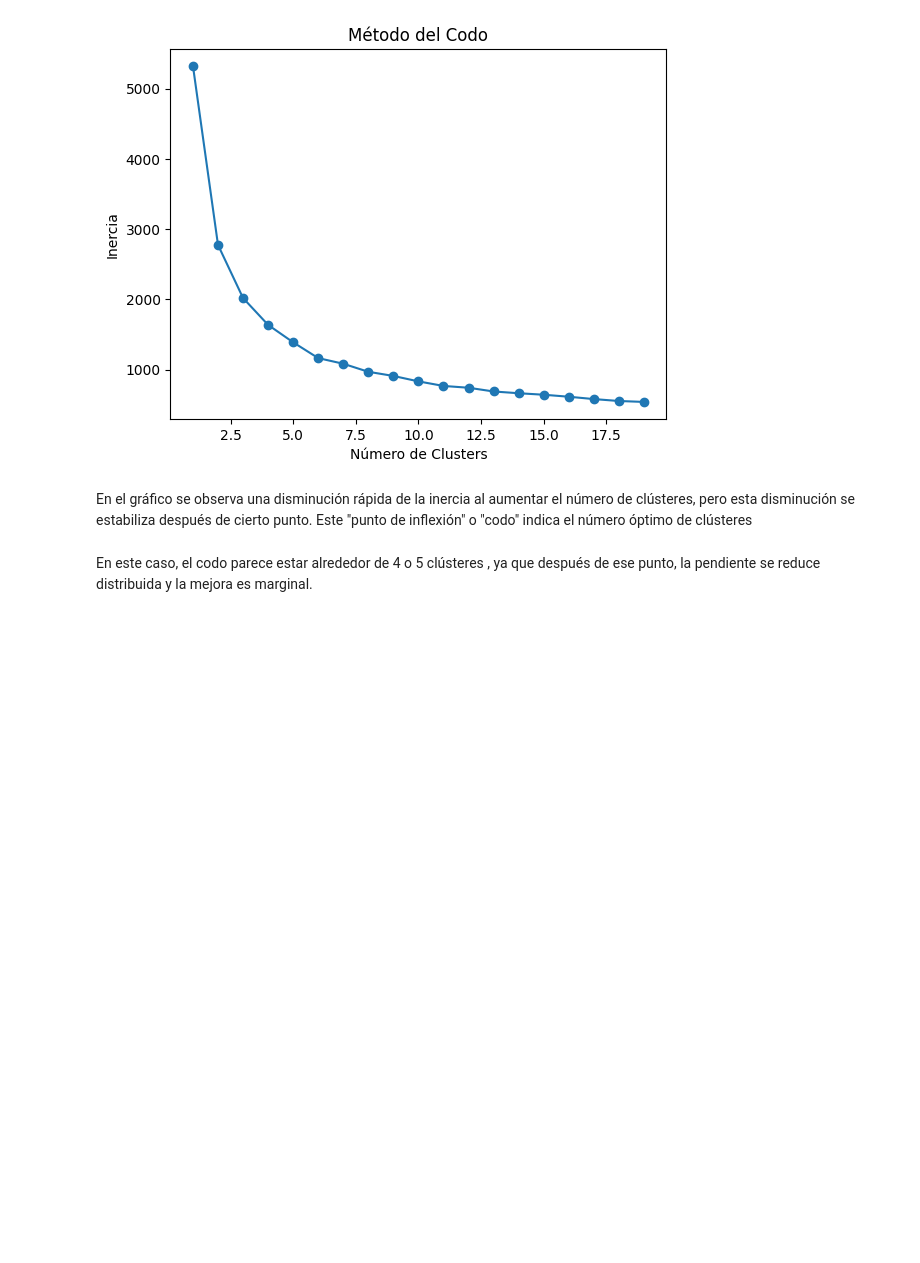
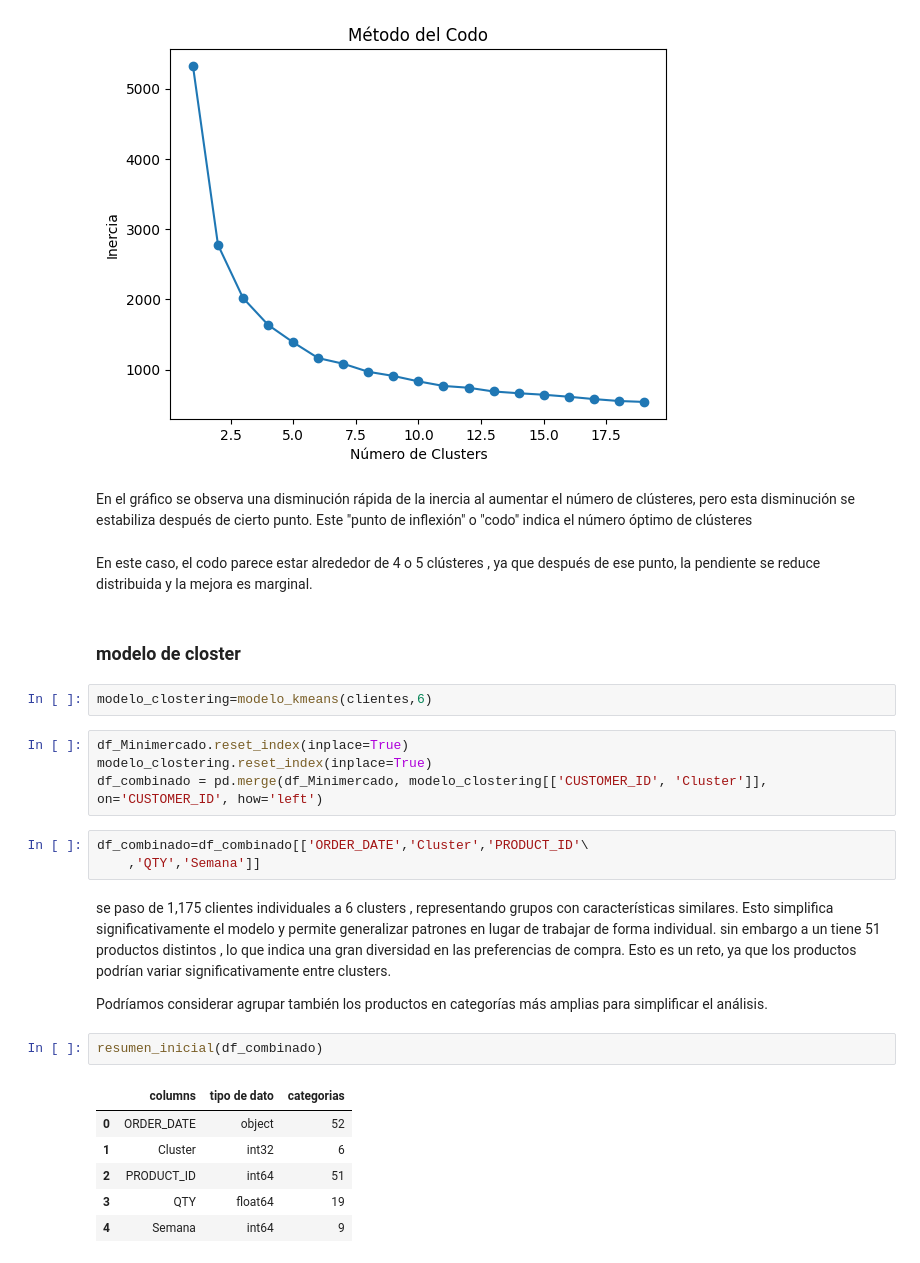
Before and after one commit to andres-eric/Analisis-de-datos-de-ventas-Nutresa, a Jupyter notebook: modelo_closter_clientes.ipynb, the cells around one changed output. Saved outputs shown, nothing was run; the diff lists cells and outputs as text; blank space fills up the shorter version.

```diff
--- a/modelo_closter_clientes.ipynb
+++ b/modelo_closter_clientes.ipynb
@@ -102,3 +102,27 @@ metodo_codo(clientes,20)
 En el gráfico se observa una disminución rápida de la inercia al aumentar el número de clústeres, pero esta disminución se estabiliza después de cierto punto. Este "punto de inflexión" o "codo" indica el número óptimo de clústeres
 # %% [markdown]
 En este caso, el codo parece estar alrededor de 4 o 5 clústeres , ya que después de ese punto, la pendiente se reduce distribuida y la mejora es marginal.
+# %% [markdown]
+### modelo de closter
+# %%
+modelo_clostering=modelo_kmeans(clientes,6)
+# %%
+df_Minimercado.reset_index(inplace=True)
+modelo_clostering.reset_index(inplace=True)
+df_combinado = pd.merge(df_Minimercado, modelo_clostering[['CUSTOMER_ID', 'Cluster']], on='CUSTOMER_ID', how='left')
+# %%
+df_combinado=df_combinado[['ORDER_DATE','Cluster','PRODUCT_ID'\
+    ,'QTY','Semana']]
+# %% [markdown]
+se paso de 1,175 clientes individuales a 6 clusters , representando grupos con características similares. Esto simplifica significativamente el modelo y permite generalizar patrones en lugar de trabajar de forma individual. sin embargo a un tiene 51 productos distintos , lo que indica una gran diversidad en las preferencias de compra. Esto es un reto, ya que los productos podrían variar significativamente entre clusters.
+
+Podríamos considerar agrupar también los productos en categorías más amplias para simplificar el análisis.
+# %%
+resumen_inicial(df_combinado)
+# %% [output]
+|  | columns | tipo de dato | categorias |
+| 0 | ORDER_DATE | object | 52 |
+| 1 | Cluster | int32 | 6 |
+| 2 | PRODUCT_ID | int64 | 51 |
+| 3 | QTY | float64 | 19 |
+| 4 | Semana | int64 | 9 |
```
Also changed, not shown: parts of 1 cell of this notebook.
